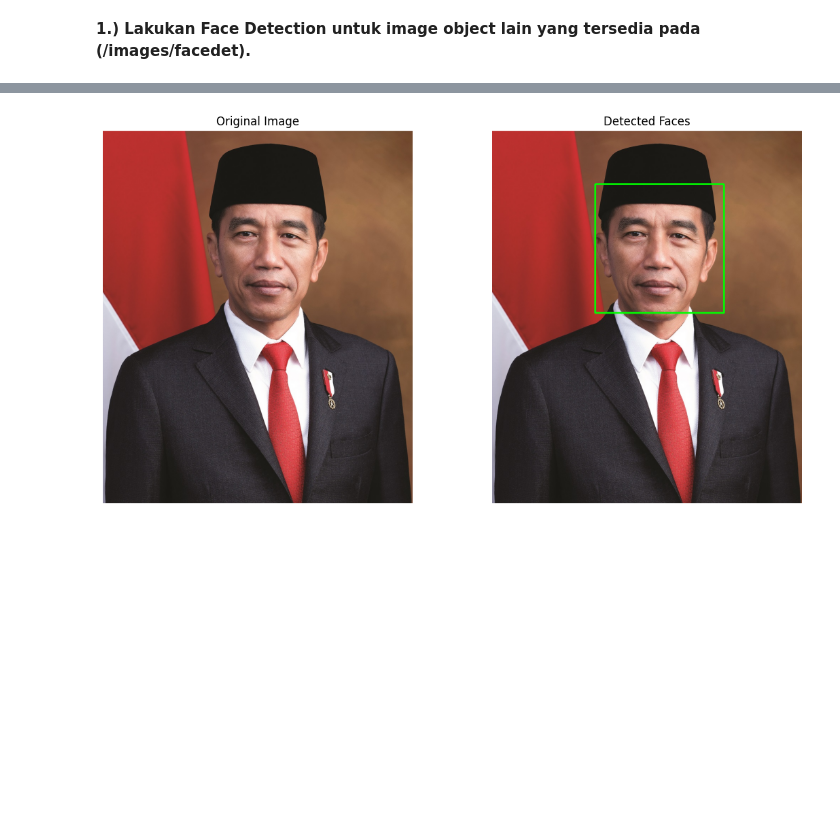
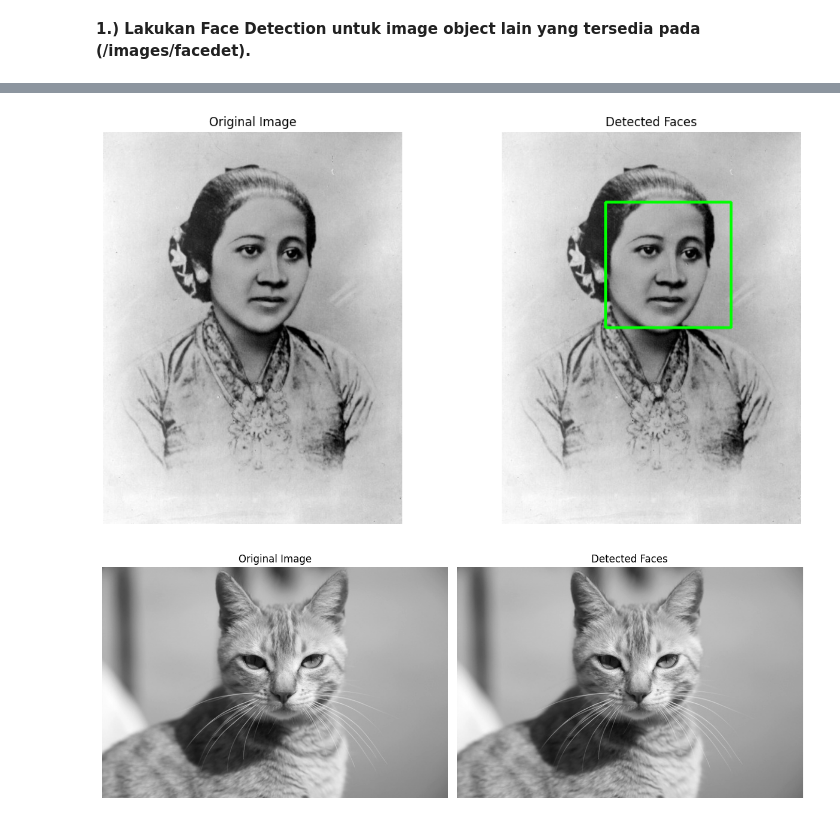
Before and after one commit to tasyasvdh09/PCVK_Genap_2023, a Jupyter notebook: PCVK_Modul_12.ipynb, the cells around one changed output, grey strips where cells are left out. Cells and saved outputs as stored; diff of their text form; code cells hidden in the pictures; blank space fills up the shorter version.

```diff
--- a/PCVK_Modul_12.ipynb
+++ b/PCVK_Modul_12.ipynb
@@ -20,12 +54,12 @@ import matplotlib.pyplot as plt
 # %%
 cascade_wajah = cv2.CascadeClassifier('/content/drive/MyDrive/PCVK/fitur-facedet/haarcascade_frontalface_alt.xml')
 
-jokowi = cv2.imread('/content/drive/MyDrive/PCVK/images/jokowi.jpg')
+kartini = cv2.imread('/content/drive/MyDrive/PCVK/images/kartini.jpg')
 
 # Clone the original image for displaying the detected faces
-detected_faces = jokowi.copy()
+detected_faces = kartini.copy()
 
-roi_wajah = cascade_wajah.detectMultiScale(jokowi)
+roi_wajah = cascade_wajah.detectMultiScale(kartini)
 for (x, y, w, h) in roi_wajah:
     cv2.rectangle(detected_faces, (x, y), (x+w, y+h), (0, 255, 0), 3)
 
@@ -33,7 +67,7 @@ for (x, y, w, h) in roi_wajah:
 fig, axes = plt.subplots(1, 2, figsize=(12, 6))
 
 # Plot the original image
-axes[0].imshow(cv2.cvtColor(jokowi, cv2.COLOR_BGR2RGB))
+axes[0].imshow(cv2.cvtColor(kartini, cv2.COLOR_BGR2RGB))
 axes[0].set_title('Original Image')
 
 # Plot the image with detected faces
@@ -50,4 +84,38 @@ plt.tight_layout()
 # Show the plot
 plt.show()
 # %% [output]
-[figure, old version]
+[figure, new version]
+# %%
+cascade_wajah = cv2.CascadeClassifier('/content/drive/MyDrive/PCVK/fitur-facedet/haarcascade_frontalface_alt.xml')
+
+cat = cv2.imread('/content/drive/MyDrive/PCVK/images/mycat.jpg')
+
+# Clone the original image for displaying the detected faces
+detected_faces = cat.copy()
+
+roi_wajah = cascade_wajah.detectMultiScale(cat)
+for (x, y, w, h) in roi_wajah:
+    cv2.rectangle(detected_faces, (x, y), (x+w, y+h), (0, 255, 0), 3)
+
+# Create subplots to display original and detected faces
+fig, axes = plt.subplots(1, 2, figsize=(12, 6))
+
+# Plot the original image in grayscale
+axes[0].imshow(cv2.cvtColor(cat, cv2.COLOR_BGR2GRAY), cmap='gray')
+axes[0].set_title('Original Image')
+
+# Plot the image with detected faces in grayscale
+axes[1].imshow(cv2.cvtColor(detected_faces, cv2.COLOR_BGR2GRAY), cmap='gray')
+axes[1].set_title('Detected Faces')
+
+# Hide the axis labels
+for ax in axes:
+    ax.axis('off')
+
+# Adjust the spacing between subplots
+plt.tight_layout()
+
+# Show the plot
+plt.show()
+# %% [output]
+[figure, added]
```
Also changed, not shown: parts of 10 cells of this notebook.
